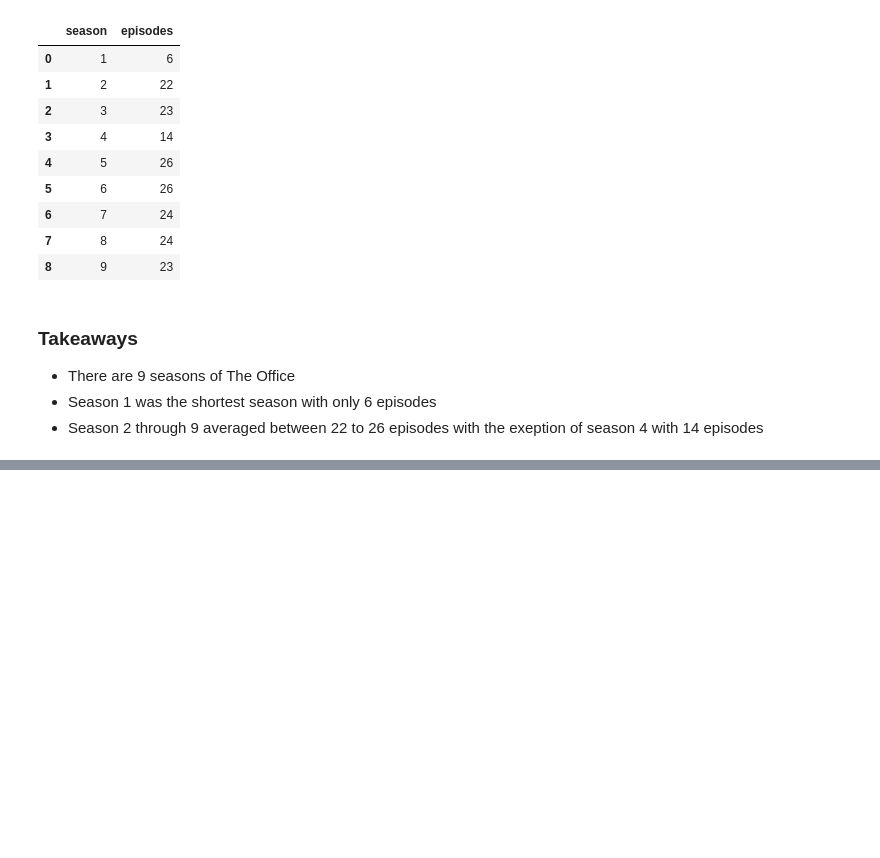
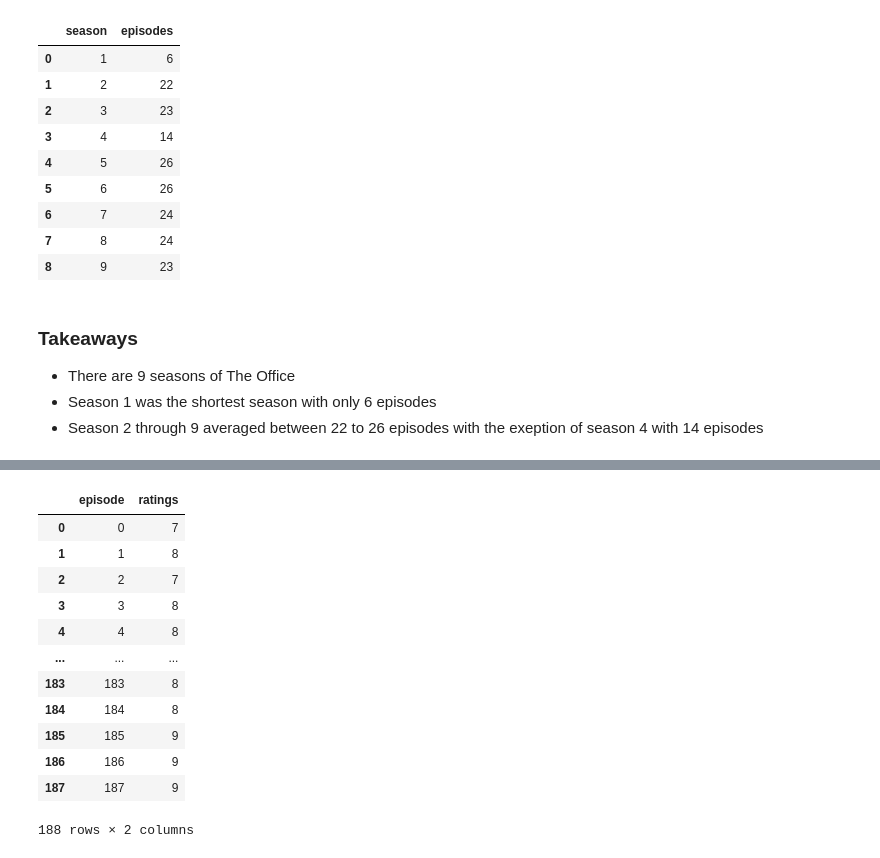
Before and after one commit to jamesallen0351/the_office, a Jupyter notebook: the_office_final.ipynb, the cells around one changed output, grey strips where cells are left out. Saved outputs shown, nothing was run; the diff lists cells and outputs as text; code cells hidden in the pictures; blank space fills up the shorter version.

Commit message:
add cluster df functionto wrangle and notebook

```diff
--- a/the_office_final.ipynb
+++ b/the_office_final.ipynb
@@ -75,0 +76,16 @@ Name: 77, dtype: object
+# %%
+cluster_df()
+# %% [output]
+|  | episode | ratings |
+| 0 | 0 | 7 |
+| 1 | 1 | 8 |
+| 2 | 2 | 7 |
+| 3 | 3 | 8 |
+| 4 | 4 | 8 |
+| ... | ... | ... |
+| 183 | 183 | 8 |
+| 184 | 184 | 8 |
+| 185 | 185 | 9 |
+| 186 | 186 | 9 |
+| 187 | 187 | 9 |
+188 rows × 2 columns
```
Also changed, not shown: parts of 7 cells of this notebook, 2 other files.
